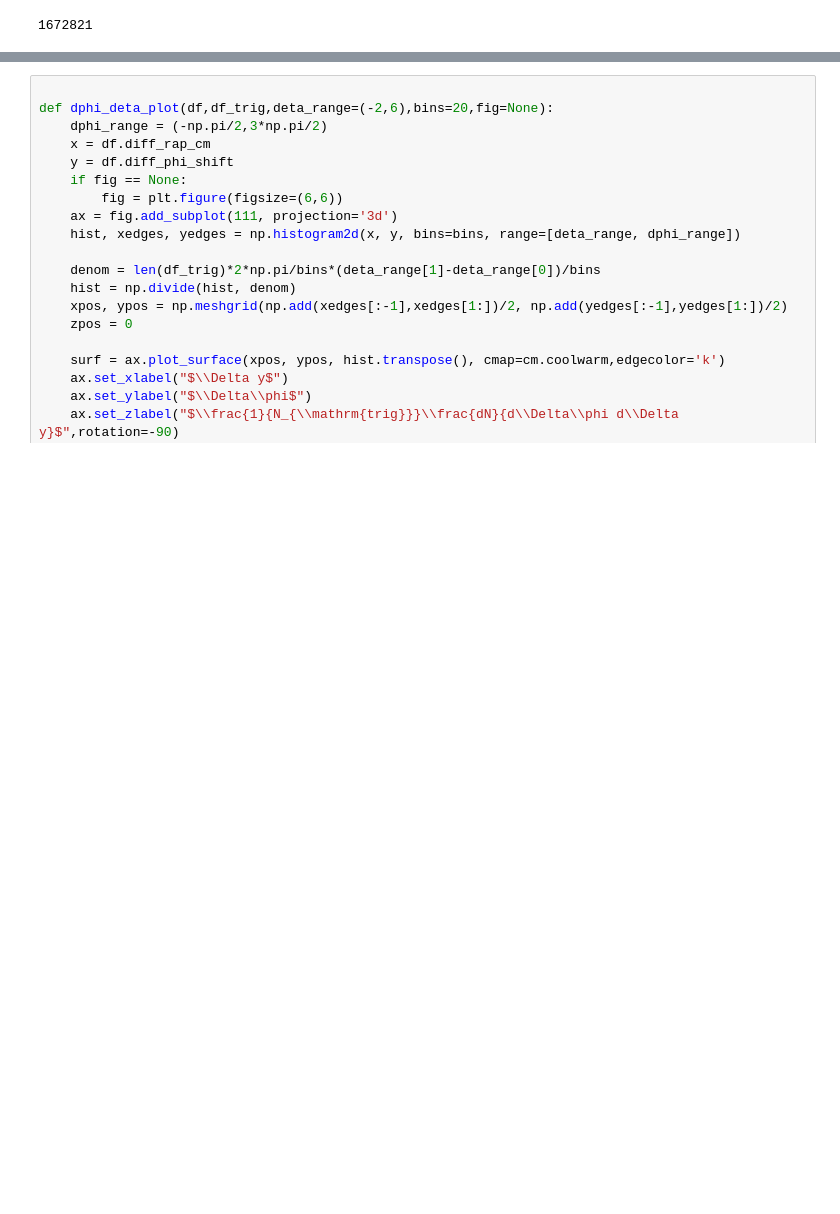
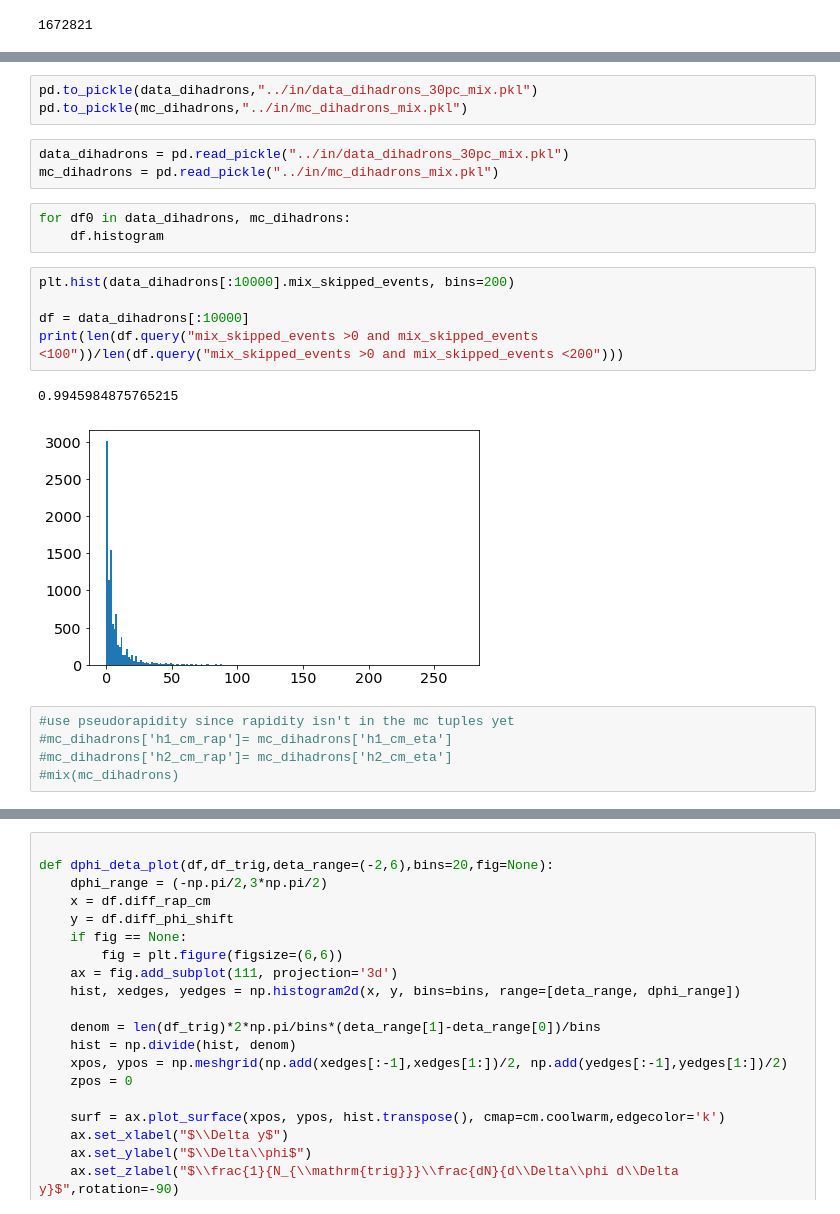
Before and after one commit to sebouh137/sidis_tuples, a Jupyter notebook: python/MixDihadrons.ipynb, the cells around one changed output, grey strips where cells are left out. Saved outputs shown, nothing was run; the diff lists cells and outputs as text; blank space fills up the shorter version.

```diff
--- a/python/MixDihadrons.ipynb
+++ b/python/MixDihadrons.ipynb
@@ -126,0 +244,22 @@ df['diff_phi_shift'] = df['diff_phi_cm']+2*np.pi*(df['diff_phi_cm']<-np.pi/2)
+# %%
+pd.to_pickle(data_dihadrons,"../in/data_dihadrons_30pc_mix.pkl")
+pd.to_pickle(mc_dihadrons,"../in/mc_dihadrons_mix.pkl")
+# %%
+data_dihadrons = pd.read_pickle("../in/data_dihadrons_30pc_mix.pkl")
+mc_dihadrons = pd.read_pickle("../in/mc_dihadrons_mix.pkl")
+# %%
+for df0 in data_dihadrons, mc_dihadrons:
+    df.histogram
+# %%
+plt.hist(data_dihadrons[:10000].mix_skipped_events, bins=200)
+
+df = data_dihadrons[:10000]
+print(len(df.query("mix_skipped_events >0 and mix_skipped_events <100"))/len(df.query("mix_skipped_events >0 and mix_skipped_events <200")))
+# %% [output]
+0.9945984875765215
+[figure, added]
+# %%
+#use pseudorapidity since rapidity isn't in the mc tuples yet
+#mc_dihadrons['h1_cm_rap']= mc_dihadrons['h1_cm_eta']
+#mc_dihadrons['h2_cm_rap']= mc_dihadrons['h2_cm_eta']
+#mix(mc_dihadrons)
```
Also changed, not shown: parts of 17 cells of this notebook.
